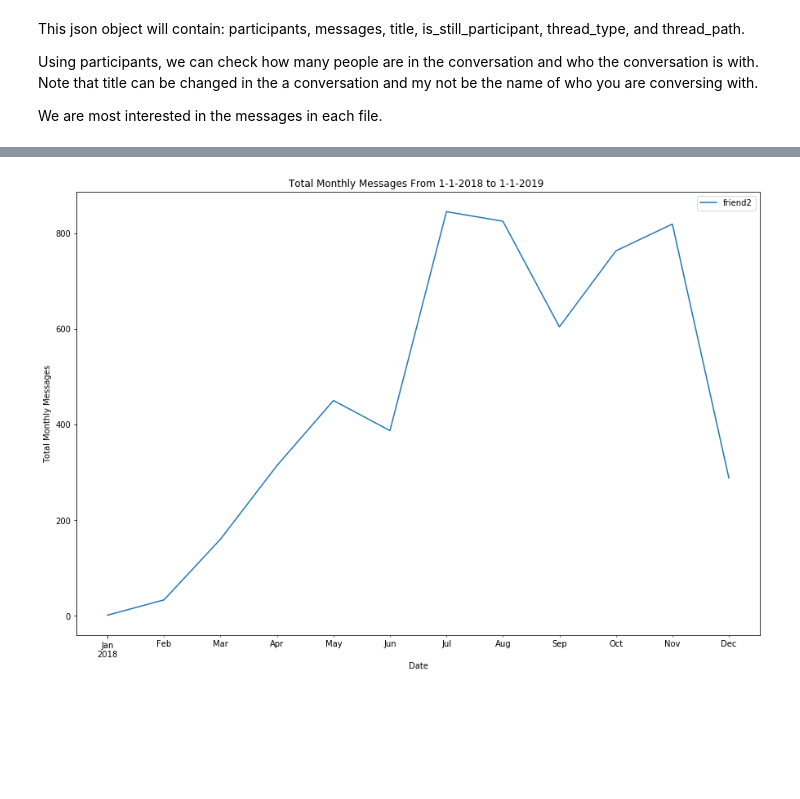
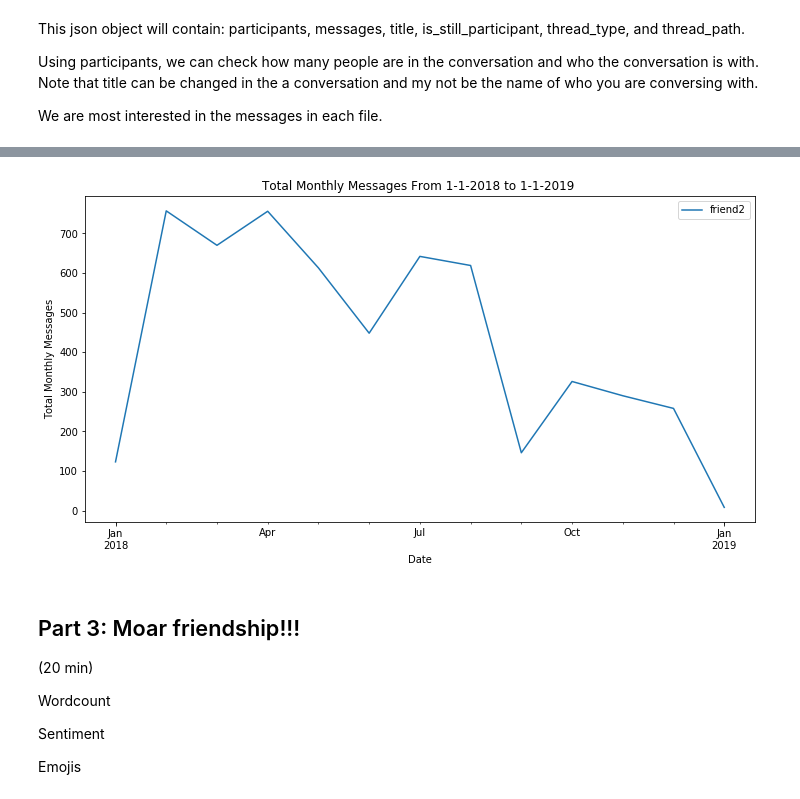
Before and after one commit to heyyjudes/is-they-into-you, a Jupyter notebook: getting-started.ipynb, the cells around one changed output, grey strips where cells are left out. Saved outputs shown, nothing was run; the diff lists cells and outputs as text; code cells hidden in the pictures; blank space fills up the shorter version.

Commit message:
sentiment, emoji, and,wc

```diff
--- a/getting-started.ipynb
+++ b/getting-started.ipynb
@@ -35,7 +44,7 @@ import matplotlib.pyplot as plt
 # %%
 root_dir = 'data/inbox/' # change this path to where your data is located
 my_name = 'Judyy Shen' # your facebook name'
-foldername = "friend1"
+foldername = "friend3"
 # %%
 with open(root_dir + foldername + '/message.json') as f:
             data = json.load(f)
@@ -115,11 +126,21 @@ plt.show()
 # %%
 beg_date = '1-1-2018'
 end_date = '1-1-2019'
-all_msg[beg_date:end_date].resample('M').sum().plot(figsize=(15,10))
+all_msg[beg_date:end_date].resample('M').sum().plot(figsize=(12,6))
 plt.title("Total Monthly Messages From {} to {} ".format(beg_date, end_date))
 plt.xlabel("Date")
 plt.ylabel("Total Monthly Messages")
 plt.legend()
 plt.show()
 # %% [output]
-[figure, old version]
+[figure, new version]
+# %% [markdown]
+## Part 3: Moar friendship!!!
+
+(20 min)
+
+Wordcount
+
+Sentiment
+
+Emojis
```
Also changed, not shown: parts of 18 cells of this notebook, 1 other file.
